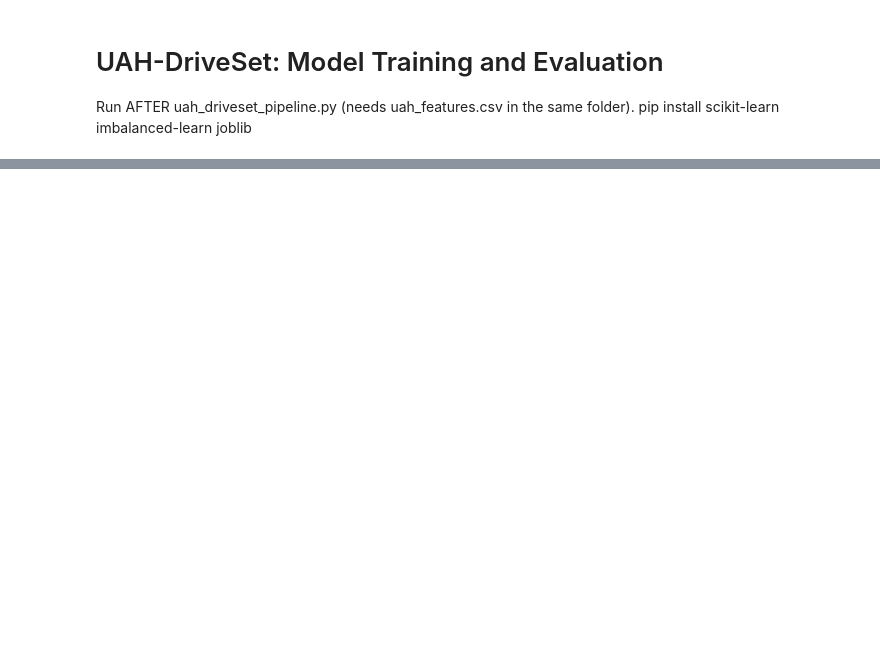
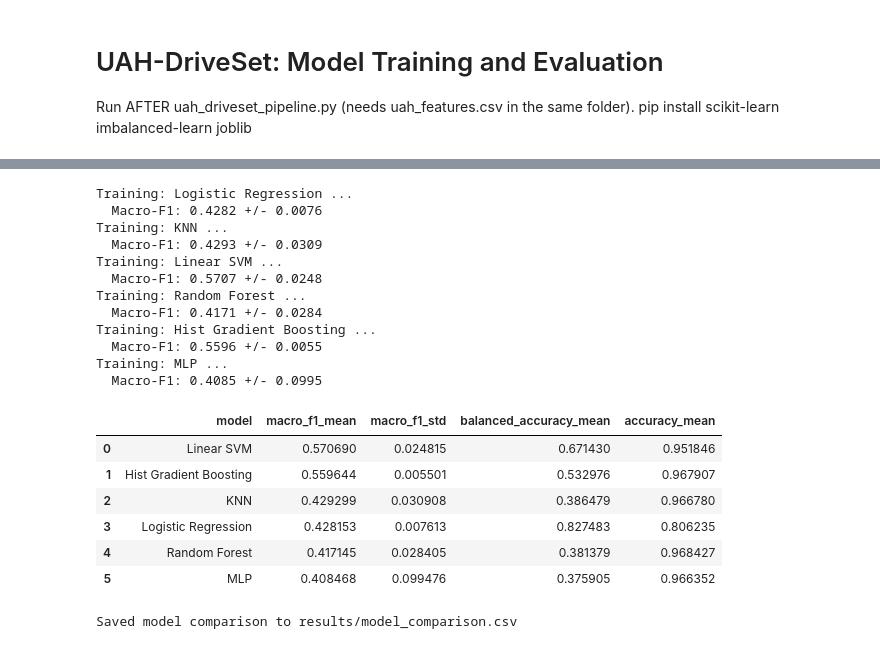
Before and after one commit to sarangmarath/Driver-Behavior-and-Driving-Risk-Recognition, a Jupyter notebook: notebooks/train_models.ipynb, the cells around one changed output, grey strips where cells are left out. Cells and saved outputs as stored; diff of their text form; code cells hidden in the pictures; blank space fills up the shorter version.

```diff
--- a/notebooks/train_models.ipynb
+++ b/notebooks/train_models.ipynb
@@ -1199,0 +282,72 @@ plt.show()
+# %%
+# Cell 6: Model comparison with group-aware cross-validation
+
+cv = GroupKFold(n_splits=3)
+
+scoring = {
+    "macro_f1": "f1_macro",
+    "balanced_accuracy": "balanced_accuracy",
+    "accuracy": "accuracy"
+}
+
+comparison_results = []
+
+for name, model in MODELS.items():
+    print(f"Training: {name} ...")
+
+    pipeline = make_pipeline(model, use_smote=False)
+
+    scores = cross_validate(
+        pipeline,
+        X_dev,
+        y_dev,
+        groups=groups_dev,
+        cv=cv,
+        scoring=scoring,
+        n_jobs=1,
+        error_score="raise",
+        return_train_score=False
+    )
+
+    comparison_results.append({
+        "model": name,
+        "macro_f1_mean": scores["test_macro_f1"].mean(),
+        "macro_f1_std": scores["test_macro_f1"].std(),
+        "balanced_accuracy_mean": scores["test_balanced_accuracy"].mean(),
+        "accuracy_mean": scores["test_accuracy"].mean()
+    })
+
+    print(
+        f"  Macro-F1: {scores['test_macro_f1'].mean():.4f} "
+        f"+/- {scores['test_macro_f1'].std():.4f}"
+    )
+
+comparison_df = pd.DataFrame(comparison_results).sort_values(
+    "macro_f1_mean", ascending=False
+).reset_index(drop=True)
+
+display(comparison_df)
+comparison_df.to_csv(RESULTS_DIR / "model_comparison.csv", index=False)
+
+print("Saved model comparison to results/model_comparison.csv")
+# %% [output]
+Training: Logistic Regression ...
+  Macro-F1: 0.4282 +/- 0.0076
+Training: KNN ...
+  Macro-F1: 0.4293 +/- 0.0309
+Training: Linear SVM ...
+  Macro-F1: 0.5707 +/- 0.0248
+Training: Random Forest ...
+  Macro-F1: 0.4171 +/- 0.0284
+Training: Hist Gradient Boosting ...
+  Macro-F1: 0.5596 +/- 0.0055
+Training: MLP ...
+  Macro-F1: 0.4085 +/- 0.0995
+|  | model | macro_f1_mean | macro_f1_std | balanced_accuracy_mean | accuracy_mean |
+| 0 | Linear SVM | 0.570690 | 0.024815 | 0.671430 | 0.951846 |
+| 1 | Hist Gradient Boosting | 0.559644 | 0.005501 | 0.532976 | 0.967907 |
+| 2 | KNN | 0.429299 | 0.030908 | 0.386479 | 0.966780 |
+| 3 | Logistic Regression | 0.428153 | 0.007613 | 0.827483 | 0.806235 |
+| 4 | Random Forest | 0.417145 | 0.028405 | 0.381379 | 0.968427 |
+| 5 | MLP | 0.408468 | 0.099476 | 0.375905 | 0.966352 |
+Saved model comparison to results/model_comparison.csv
```
Also changed, not shown: parts of 20 cells of this notebook.
